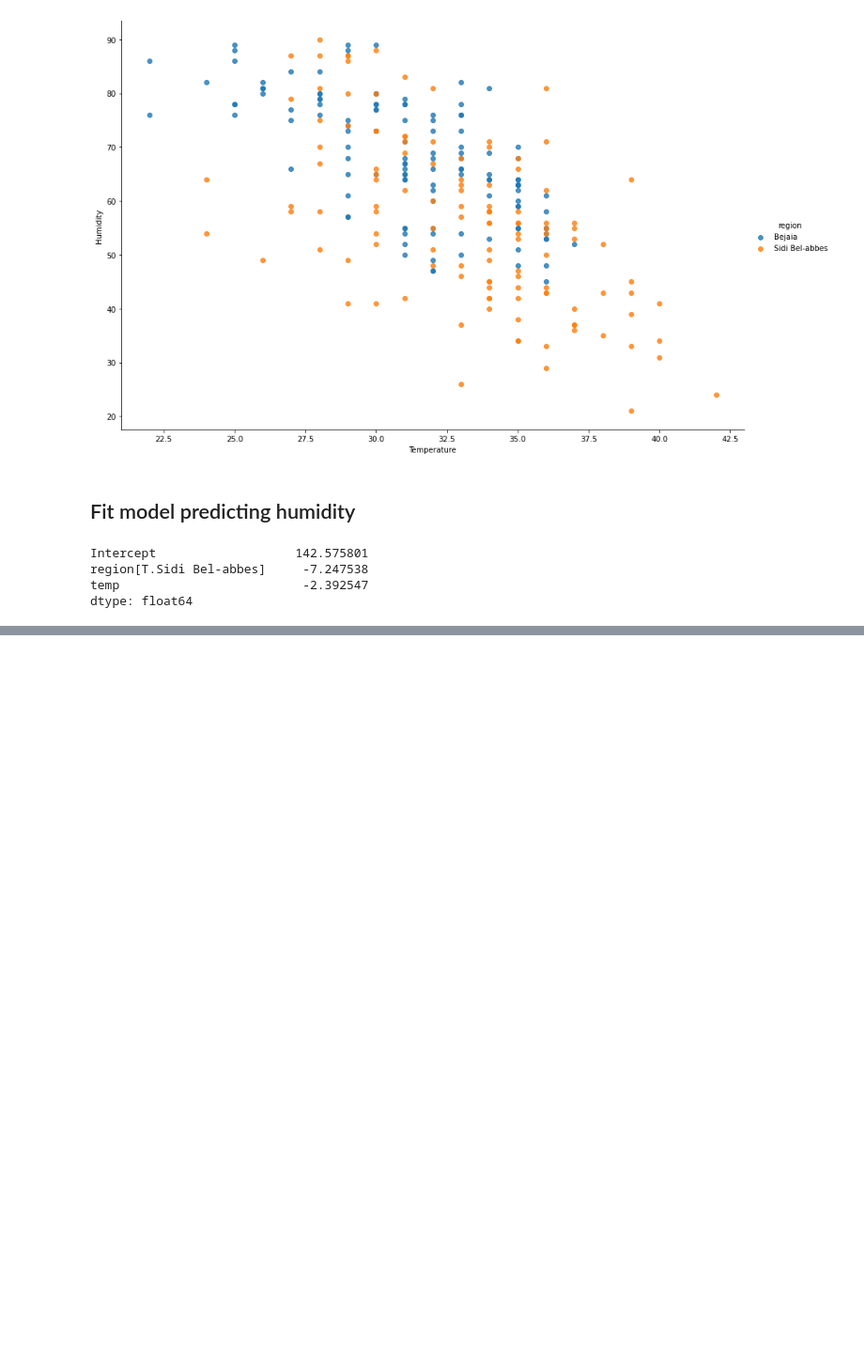
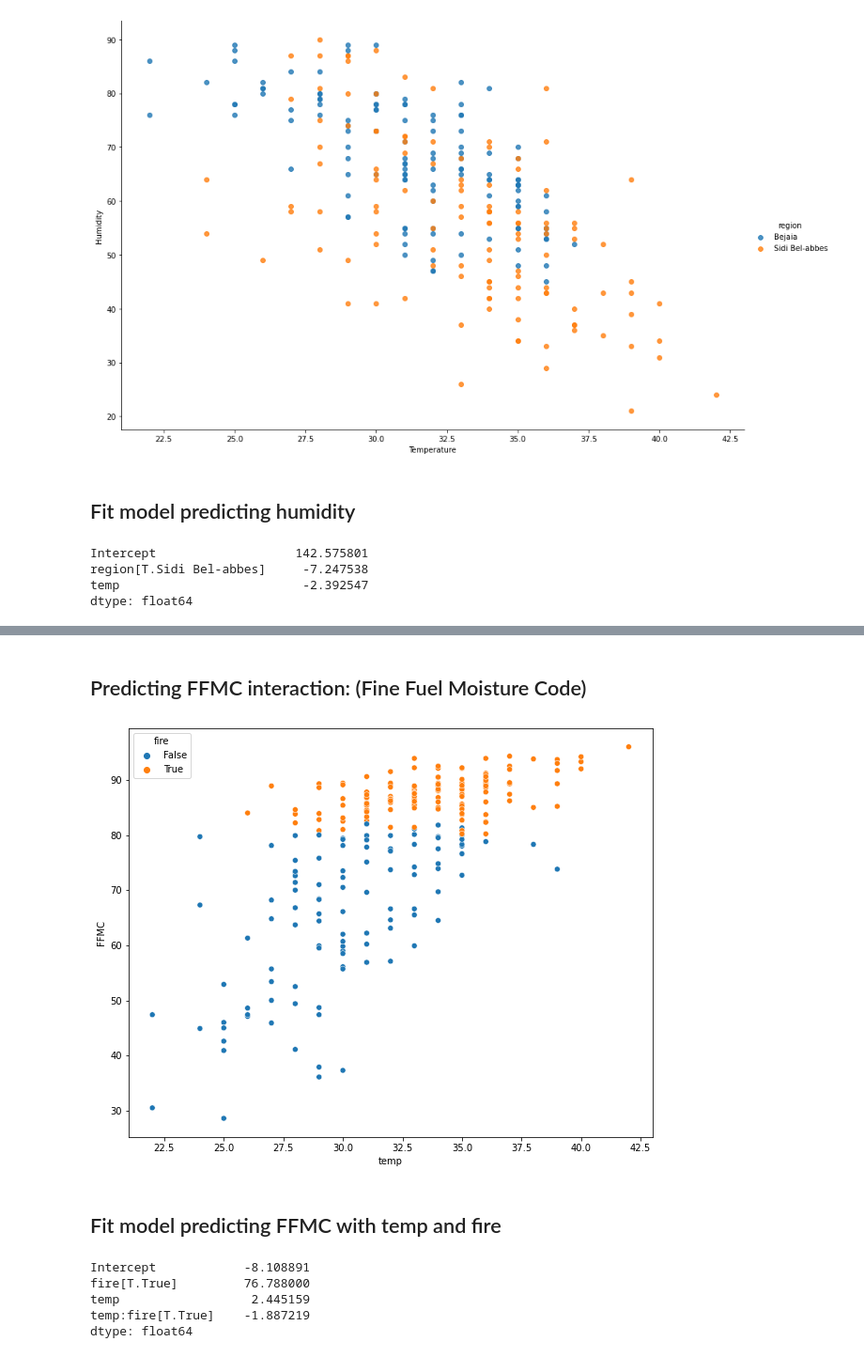
Before and after one commit to QuantumDilemma/Algerian-Forest-Fires, a Jupyter notebook: Multiple Linear Regression - Algerian Forest Fires.ipynb, the cells around one changed output, grey strips where cells are left out. Shown at 94% size. Saved outputs shown, nothing was run; the diff lists cells and outputs as text; code cells hidden in the pictures; blank space fills up the shorter version.

```diff
--- a/Multiple Linear Regression - Algerian Forest Fires.ipynb
+++ b/Multiple Linear Regression - Algerian Forest Fires.ipynb
@@ -62,0 +100,20 @@ These regions have the same negative gradient but different intercepts, suggesti
+# %% [markdown]
+## Predicting FFMC interaction: (Fine Fuel Moisture Code)
+# %%
+fig = plt.figure(figsize = (10, 8))
+sns.scatterplot(x = "temp", y = "FFMC", hue = "fire", data = forests)
+plt.show()
+# %% [output]
+[figure, added]
+# %% [markdown]
+## Fit model predicting FFMC with temp and fire
+# %%
+model = sm.OLS.from_formula("FFMC ~ temp + fire + temp*fire", data = forests)
+resultsF = model.fit()
+resultsF.params
+# %% [output]
+Intercept            -8.108891
+fire[T.True]         76.788000
+temp                  2.445159
+temp:fire[T.True]    -1.887219
+dtype: float64
```
Also changed, not shown: parts of 14 cells of this notebook.
